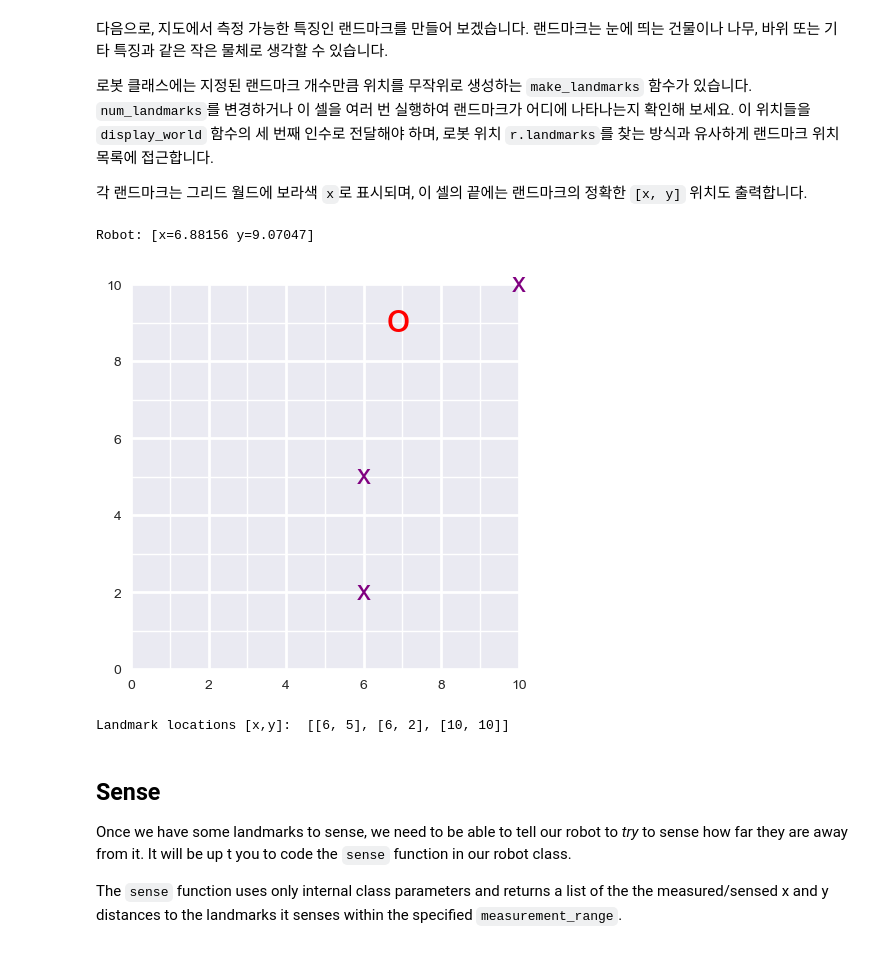
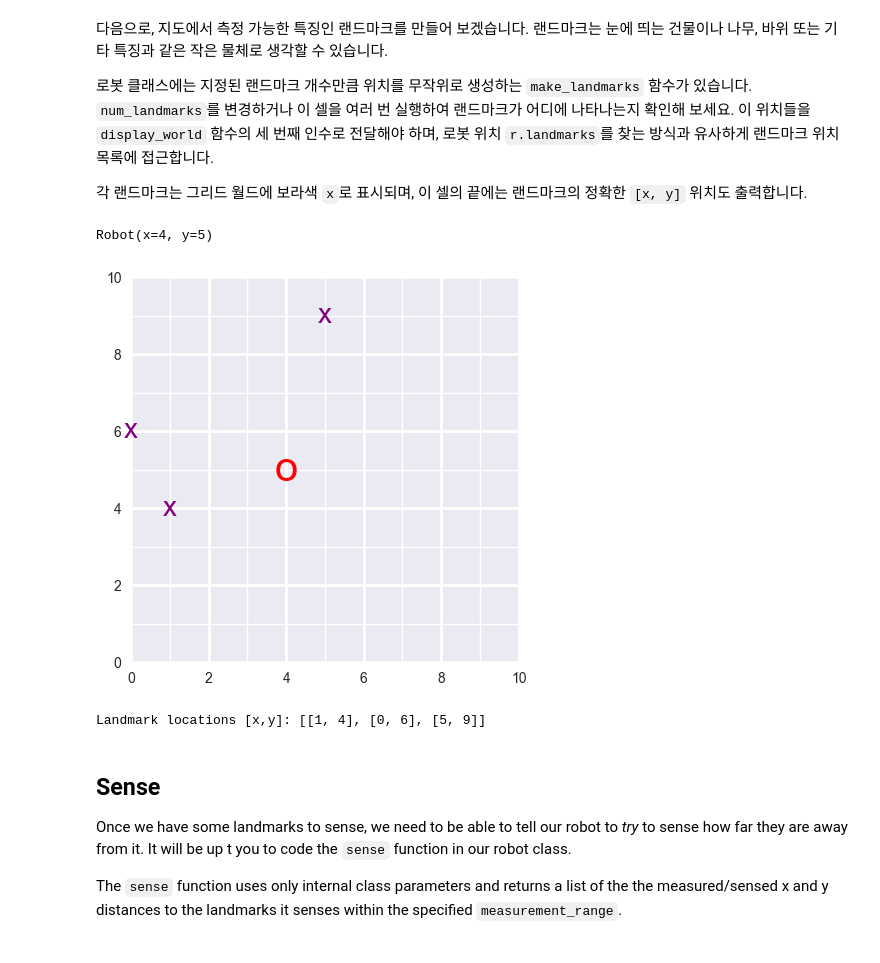
Before and after one commit to aaronkr-classroom/7-graph-slam-hongsw6534, a Jupyter notebook: P3_Implement_SLAM-master/1. Robot Moving and Sensing.ipynb, the cells around one changed output. Drawn from its saved outputs; the diff is of its cells as text; code cells hidden in the pictures.

```diff
--- a/P3_Implement_SLAM-master/1. Robot Moving and Sensing.ipynb
+++ b/P3_Implement_SLAM-master/1. Robot Moving and Sensing.ipynb
@@ -225,23 +298,49 @@ Each landmark is displayed as a purple `x` in the grid world, and we also print
 로봇 클래스에는 지정된 랜드마크 개수만큼 위치를 무작위로 생성하는 `make_landmarks` 함수가 있습니다. `num_landmarks`를 변경하거나 이 셀을 여러 번 실행하여 랜드마크가 어디에 나타나는지 확인해 보세요. 이 위치들을 `display_world` 함수의 세 번째 인수로 전달해야 하며, 로봇 위치 `r.landmarks`를 찾는 방식과 유사하게 랜드마크 위치 목록에 접근합니다.
 
 각 랜드마크는 그리드 월드에 보라색 `x`로 표시되며, 이 셀의 끝에는 랜드마크의 정확한 `[x, y]` 위치도 출력합니다.
+# %%
+class Robot:
+    def __init__(self, x=0, y=0, world_size=10):
+        self.x = x
+        self.y = y
+        self.world_size = world_size
+        self.landmarks = []
+
+    def move(self, dx, dy):
+        self.x += dx
+        self.y += dy
+
+    def make_landmarks(self, num_landmarks):
+        import random
+        self.landmarks = []
+        for _ in range(num_landmarks):
+            x = random.randint(0, self.world_size - 1)
+            y = random.randint(0, self.world_size - 1)
+            self.landmarks.append([x, y])
+
+    def __repr__(self):
+        return f"Robot(x={self.x}, y={self.y})"
 # %%
-# create any number of landmarks
+# 로봇 생성
+world_size = 10
+r = Robot(4, 5, world_size)
+
+# 랜드마크 생성
 num_landmarks = 3
 r.make_landmarks(num_landmarks)
 
-# print out our robot's exact location
+# 로봇 위치 출력
 print(r)
 
-# display the world including these landmarks
-display_world(int(world_size), [r.x, r.y], r.landmarks)
+# 시각화 (랜드마크 포함)
+display_world(world_size, [r.x, r.y], r.landmarks)
 
-# print the locations of the landmarks
-print('Landmark locations [x,y]: ', r.landmarks)
+# 랜드마크 위치 출력
+print('Landmark locations [x,y]:', r.landmarks)
 # %% [output]
-Robot: [x=6.88156 y=9.07047]
+Robot(x=4, y=5)
-[figure, old version]
+[figure, new version]
-Landmark locations [x,y]:  [[6, 5], [6, 2], [10, 10]]
+Landmark locations [x,y]: [[1, 4], [0, 6], [5, 9]]
 # %% [markdown]
 ## Sense
 
```
Also changed, not shown: parts of 10 cells of this notebook, 3 other files.
